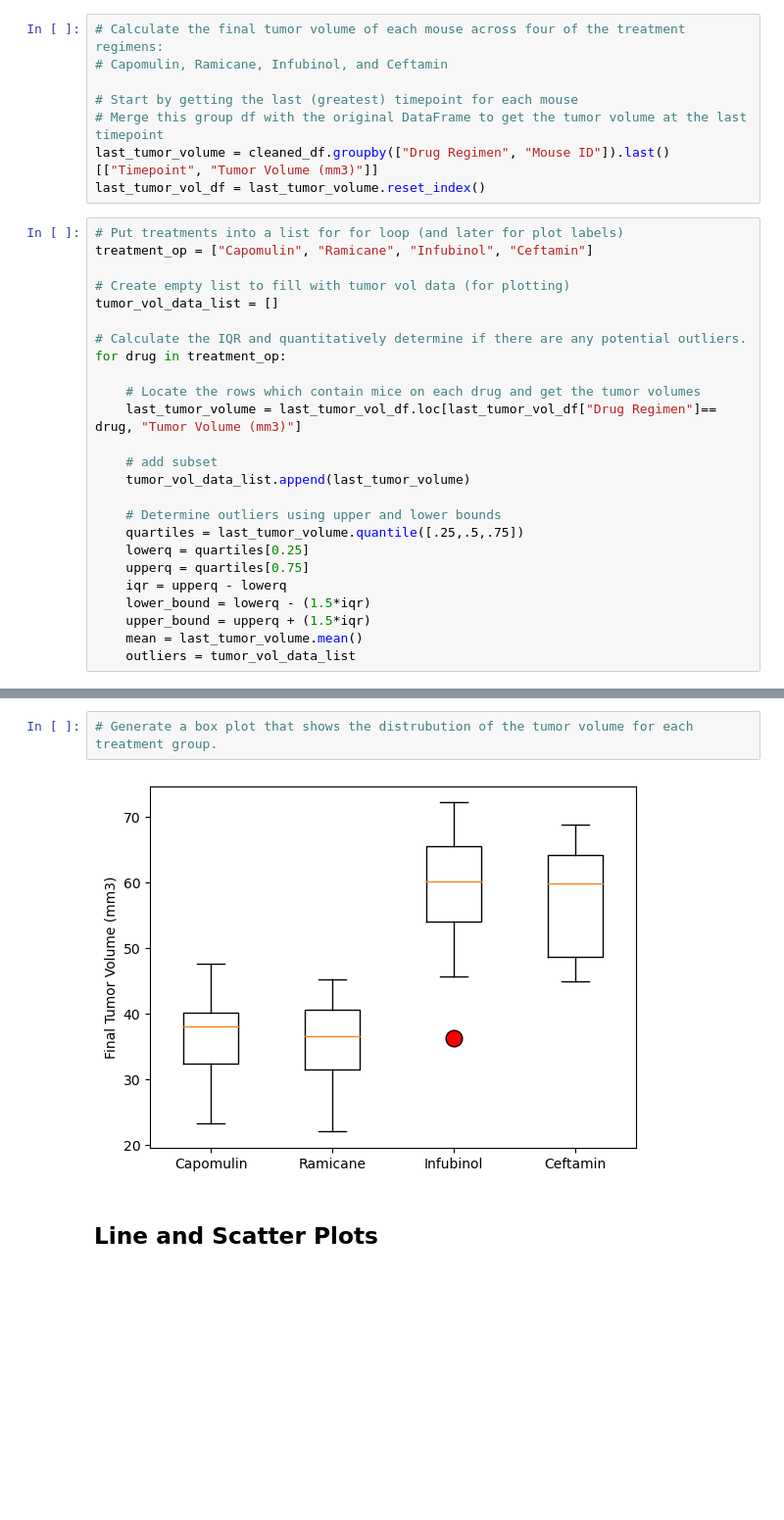
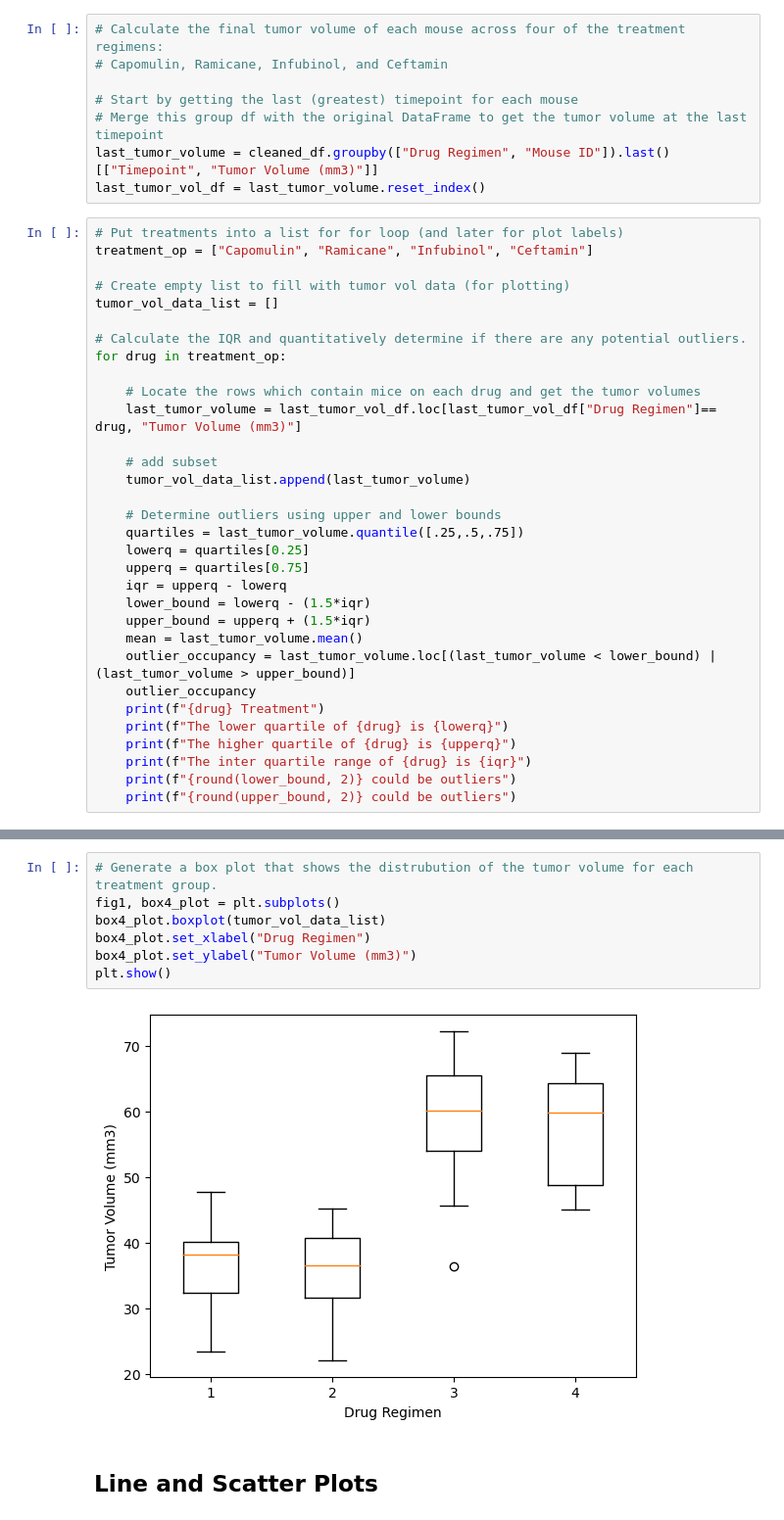
Before and after one commit to Naremen/Challenge-5, a Jupyter notebook: Pymaceuticals/pymaceuticals_starter.ipynb, the cells around one changed output, grey strips where cells are left out. Shown: that part at 98% size. Cells and saved outputs as stored; diff of their text form; blank space fills up the shorter version.

```diff
--- a/Pymaceuticals/pymaceuticals_starter.ipynb
+++ b/Pymaceuticals/pymaceuticals_starter.ipynb
@@ -221,4 +223,11 @@ for drug in treatment_op:
     lower_bound = lowerq - (1.5*iqr)
     upper_bound = upperq + (1.5*iqr)
     mean = last_tumor_volume.mean()
-    outliers = tumor_vol_data_list
+    outlier_occupancy = last_tumor_volume.loc[(last_tumor_volume < lower_bound) | (last_tumor_volume > upper_bound)]
+    outlier_occupancy
+    print(f"{drug} Treatment")
+    print(f"The lower quartile of {drug} is {lowerq}")
+    print(f"The higher quartile of {drug} is {upperq}")
+    print(f"The inter quartile range of {drug} is {iqr}")
+    print(f"{round(lower_bound, 2)} could be outliers")
+    print(f"{round(upper_bound, 2)} could be outliers")
@@ -225,7 +252,12 @@ for drug in treatment_op:
 # %%
 # Generate a box plot that shows the distrubution of the tumor volume for each treatment group.
+fig1, box4_plot = plt.subplots()
+box4_plot.boxplot(tumor_vol_data_list)
+box4_plot.set_xlabel("Drug Regimen")
+box4_plot.set_ylabel("Tumor Volume (mm3)")
+plt.show()
 # %% [output]
-[figure, old version]
+[figure, new version]
 # %% [markdown]
 ## Line and Scatter Plots
 # %%
```
Also changed, not shown: parts of 4 cells of this notebook, 1 other file.
